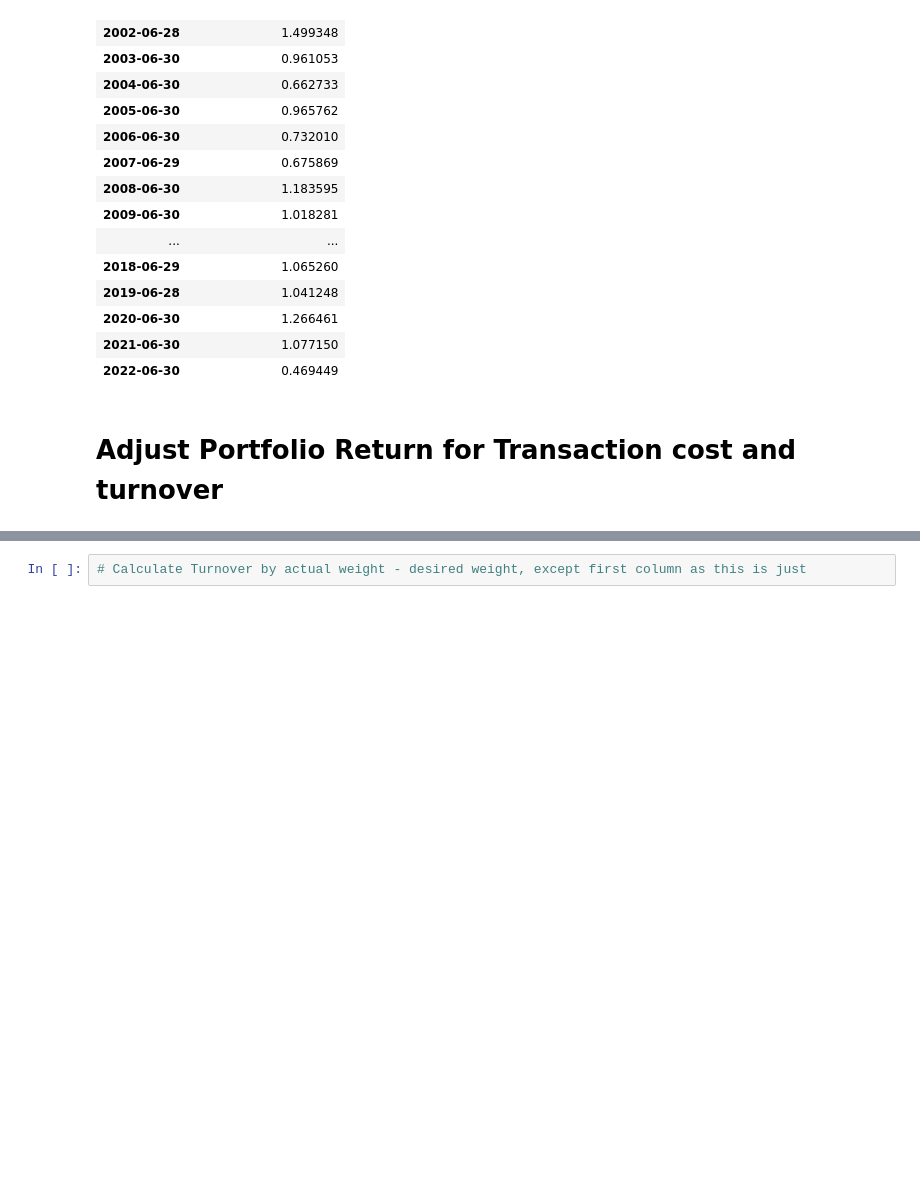
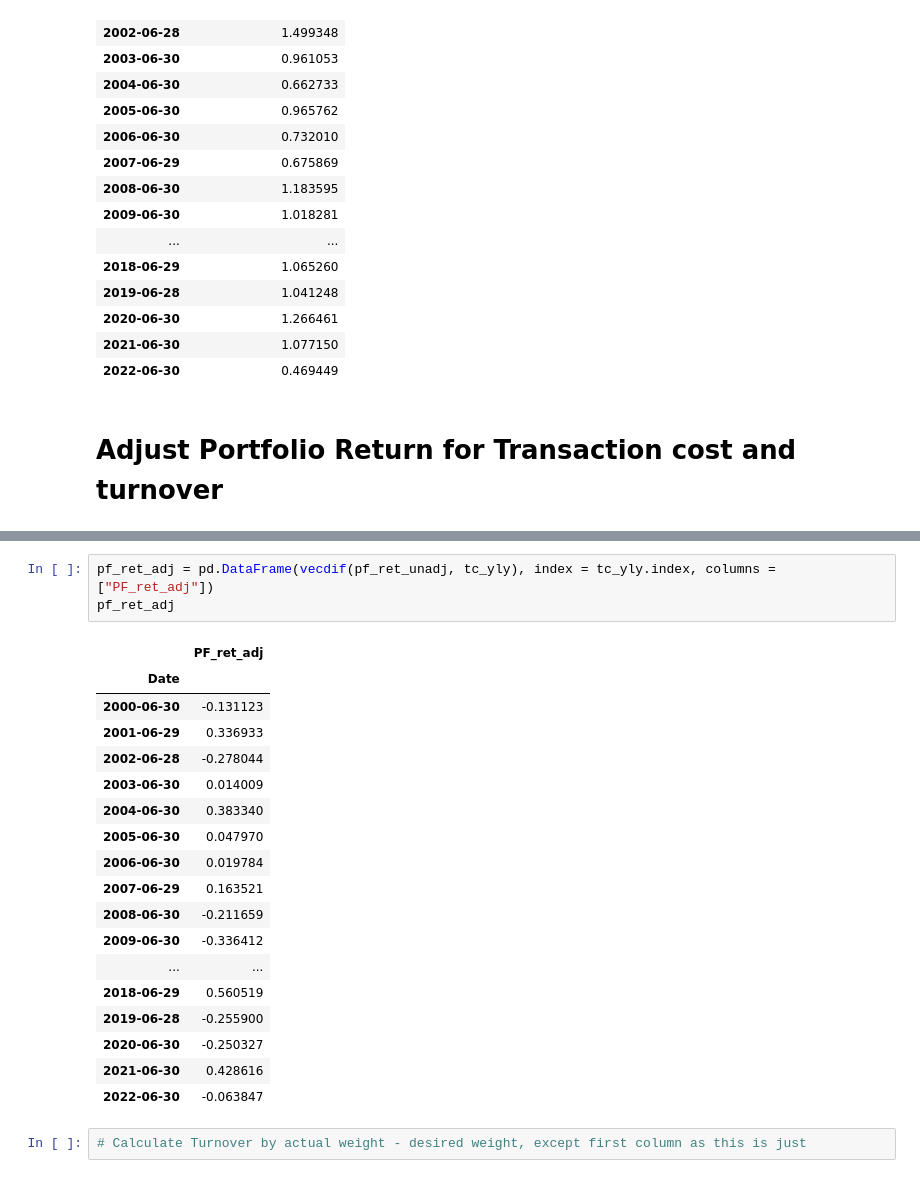
Before and after one commit to GuentherSteiner/Vitznau_2, a Jupyter notebook: 03_CarryTask/Value.ipynb, the cells around one changed output, grey strips where cells are left out. Drawn from its saved outputs; the diff is of its cells as text; blank space fills up the shorter version.

```diff
--- a/03_CarryTask/Value.ipynb
+++ b/03_CarryTask/Value.ipynb
@@ -470,2 +495,24 @@ turnover_yly
+# %%
+pf_ret_adj = pd.DataFrame(vecdif(pf_ret_unadj, tc_yly), index = tc_yly.index, columns = ["PF_ret_adj"])
+pf_ret_adj
+# %% [output]
+|  | PF_ret_adj |
+| Date |  |
+| 2000-06-30 | -0.131123 |
+| 2001-06-29 | 0.336933 |
+| 2002-06-28 | -0.278044 |
+| 2003-06-30 | 0.014009 |
+| 2004-06-30 | 0.383340 |
+| 2005-06-30 | 0.047970 |
+| 2006-06-30 | 0.019784 |
+| 2007-06-29 | 0.163521 |
+| 2008-06-30 | -0.211659 |
+| 2009-06-30 | -0.336412 |
+| ... | ... |
+| 2018-06-29 | 0.560519 |
+| 2019-06-28 | -0.255900 |
+| 2020-06-30 | -0.250327 |
+| 2021-06-30 | 0.428616 |
+| 2022-06-30 | -0.063847 |
 # %%
 # Calculate Turnover by actual weight - desired weight, except first column as this is just
```
Also changed, not shown: parts of 1 cell of this notebook.
